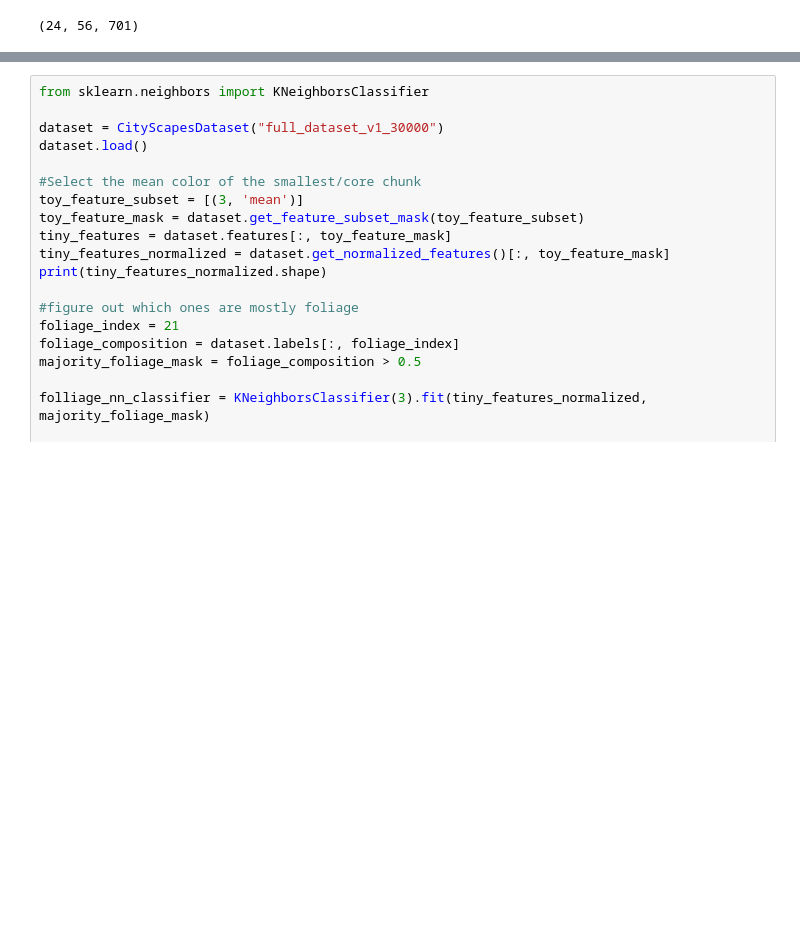
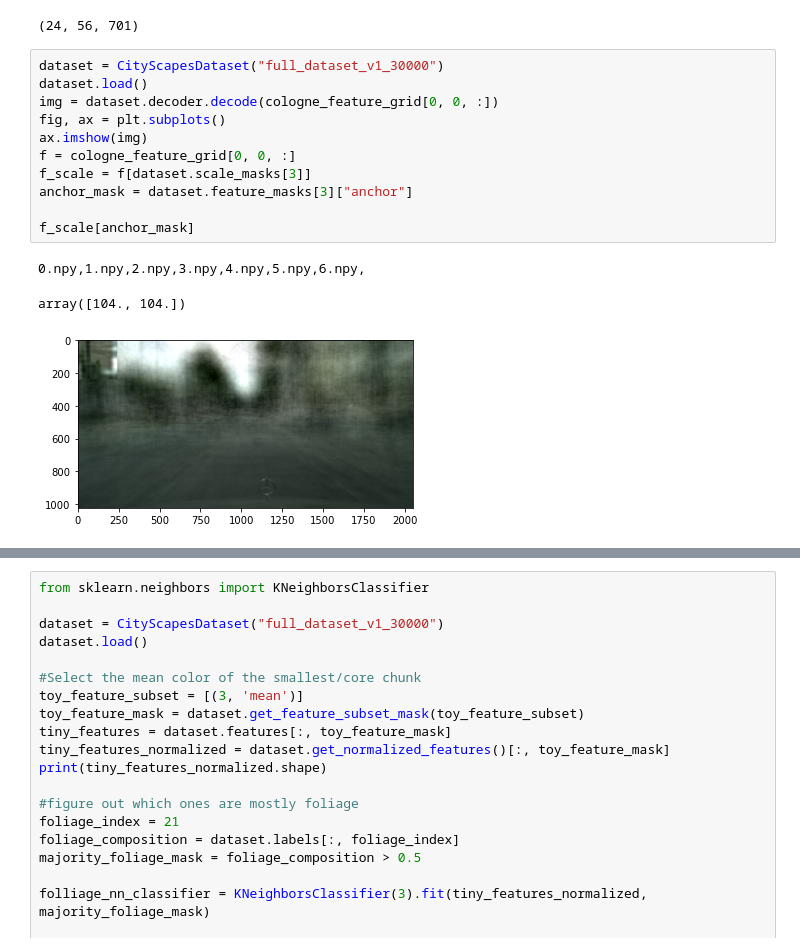
Before and after one commit to benthehuman1/UW-Vision-Segmentation, a Jupyter notebook: toy_segmentation.ipynb, the cells around one changed output, grey strips where cells are left out. Cells and saved outputs as stored; diff of their text form; blank space fills up the shorter version.

```diff
--- a/toy_segmentation.ipynb
+++ b/toy_segmentation.ipynb
@@ -103,3 +103,18 @@ cologne_feature_grid = feature_grid(scene_id, multiscaleEncoder, scales, downsam
 cologne_feature_grid.shape
 # %% [output]
 (24, 56, 701)
+# %%
+dataset = CityScapesDataset("full_dataset_v1_30000")
+dataset.load()
+img = dataset.decoder.decode(cologne_feature_grid[0, 0, :])
+fig, ax = plt.subplots()
+ax.imshow(img)
+f = cologne_feature_grid[0, 0, :]
+f_scale = f[dataset.scale_masks[3]]
+anchor_mask = dataset.feature_masks[3]["anchor"]
+
+f_scale[anchor_mask]
+# %% [output]
+0.npy,1.npy,2.npy,3.npy,4.npy,5.npy,6.npy,
+array([104., 104.])
+[figure, added]
```
Also changed, not shown: parts of 5 cells of this notebook.
